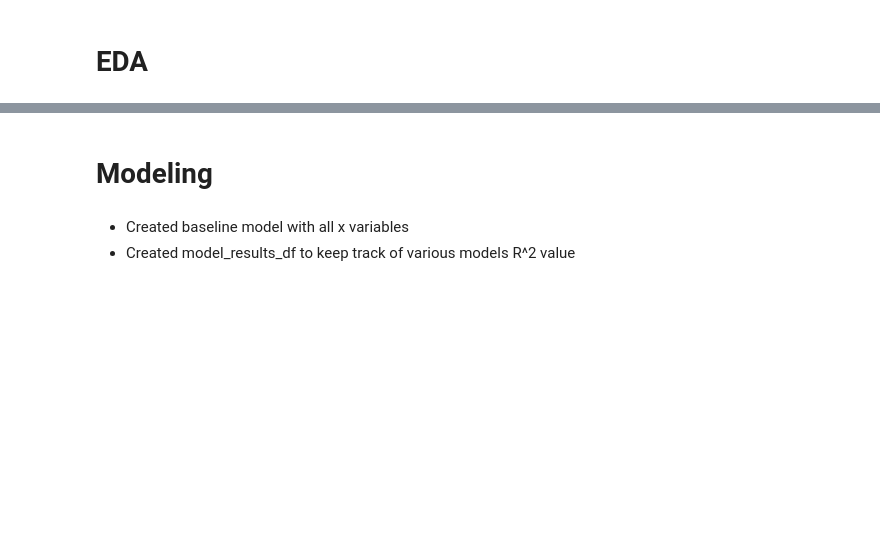
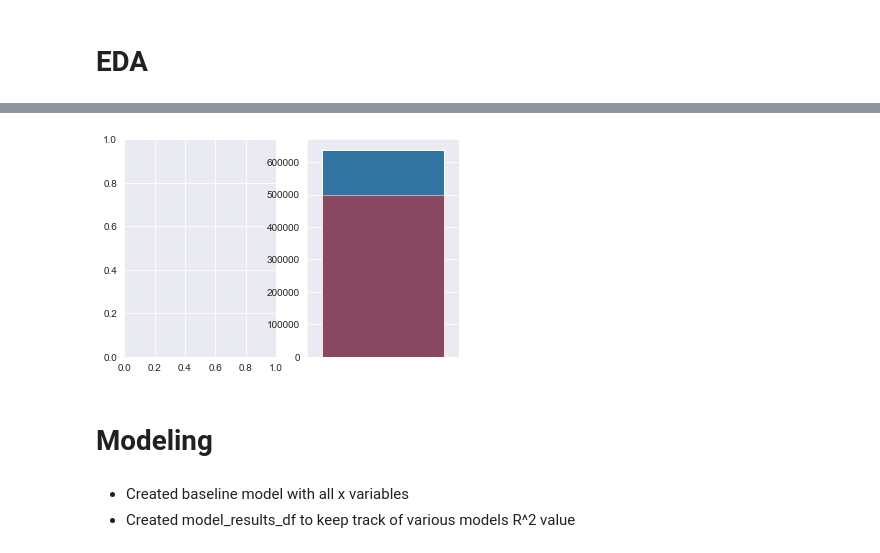
Before and after one commit to will4865/Predicting-Real-Estate-Prices, a Jupyter notebook: student.ipynb, the cells around one changed output, grey strips where cells are left out. Cells and saved outputs as stored; diff of their text form; code cells hidden in the pictures; blank space fills up the shorter version.

```diff
--- a/student.ipynb
+++ b/student.ipynb
@@ -216,4 +173,0 @@ memory usage: 3.5 MB
-# %%
-cat_cols = ['waterfront','view','condition','grade','zipcode']
-for cols in cat_cols:
-    df_2[cols]=df_2[cols].astype(str)
@@ -290,0 +176,8 @@ dtype: int64
+# %%
+df_2['bathrooms']=df_2['bathrooms'].astype(str)
+df_2['bedrooms']=df_2['bedrooms'].astype(str)
+df_2['Bed'] = df_2['bedrooms']
+df_2['Bath']=df_2['bathrooms']
+df_2['bed_bath']= df_2['Bed']+'/'+df_2['Bath']
+df_2=df_2.drop(columns=['Bed','Bath'])
+df_2.head()
@@ -290,0 +208,3 @@ dtype: int64
+# %%
+df_2['has_basement'] = [True if x > 0.0 else False for x in df_2['sqft_basement']]
+df_2.head()
@@ -430,0 +266,3 @@ dtype: int64
+# %%
+df_2['yr_renovated']=df_2['yr_renovated'].astype(int)
+df_2.yr_renovated.value_counts()
@@ -431,3 +282,12 @@ dtype: int64
+# %%
+df_reno_new=df_2.loc[(df_2['yr_renovated'] >= 2010) | (df_2['yr_built'] >= 2014)]
+df_non_reno=df_2.loc[df_2['yr_renovated']<2010]
+df_reno_new['price'].mean(),df_non_reno['price'].mean()
+fig,axes=plt.subplots(1,2)
+ax1=sns.barplot(x=df_reno_new['price'].mean(),orient='v')
+ax2=sns.barplot(x=df_non_reno['price'].mean(),color='red',alpha=.5,orient='v')
+# %% [output]
+[figure, added]
 # %% [markdown]
 # Modeling #
 # %% [markdown]
```
Also changed, not shown: parts of 51 cells of this notebook, 1 other file.
